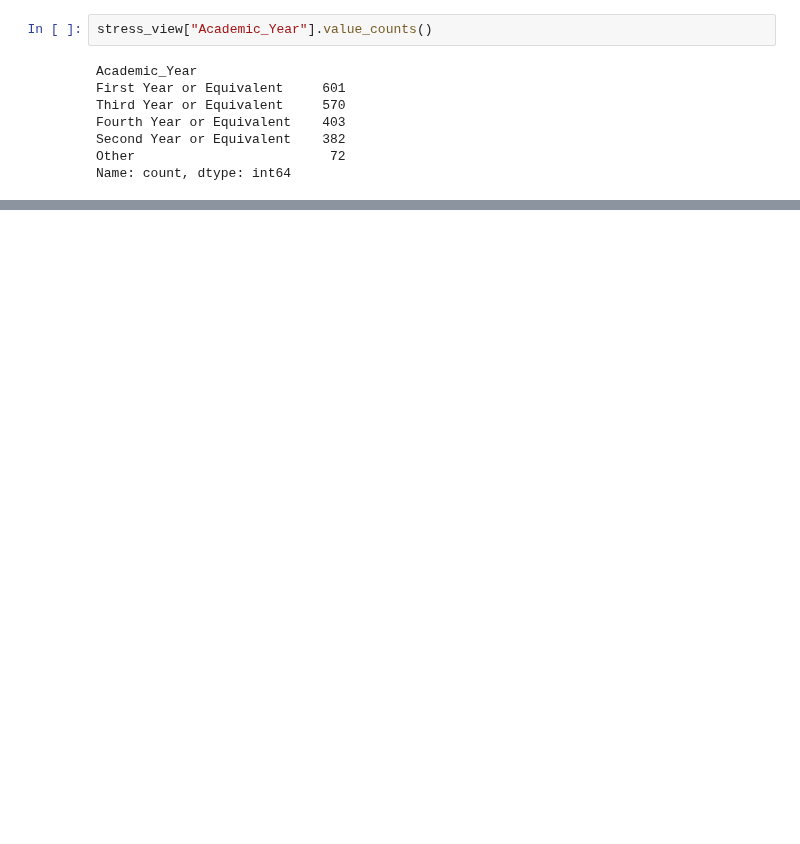
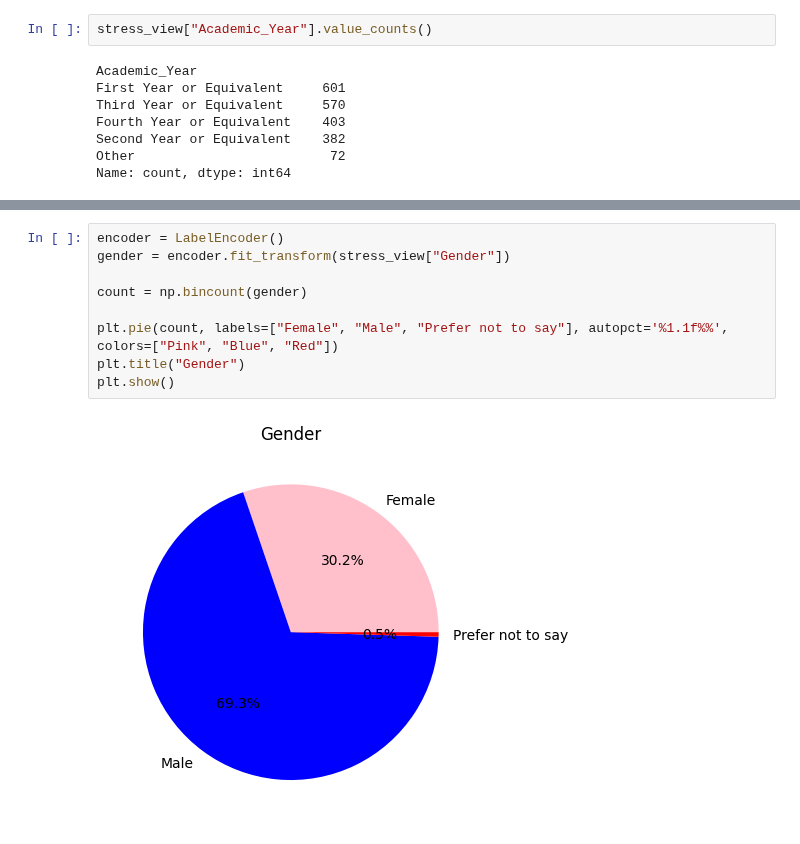
Before and after one commit to salmanafzali/Student-Stress-Level-, a Jupyter notebook: stress.ipynb, the cells around one changed output, grey strips where cells are left out. Drawn from its saved outputs; the diff is of its cells as text; blank space fills up the shorter version.

```diff
--- a/stress.ipynb
+++ b/stress.ipynb
@@ -160,0 +175,11 @@ Index(['Age', 'Gender', 'University', 'Department', 'Academic_Year', 'CGPA',
+# %%
+encoder = LabelEncoder()
+gender = encoder.fit_transform(stress_view["Gender"])
+
+count = np.bincount(gender)
+
+plt.pie(count, labels=["Female", "Male", "Prefer not to say"], autopct='%1.1f%%', colors=["Pink", "Blue", "Red"])
+plt.title("Gender")
+plt.show()
+# %% [output]
+[figure, added]
```
Also changed, not shown: parts of 17 cells of this notebook.
